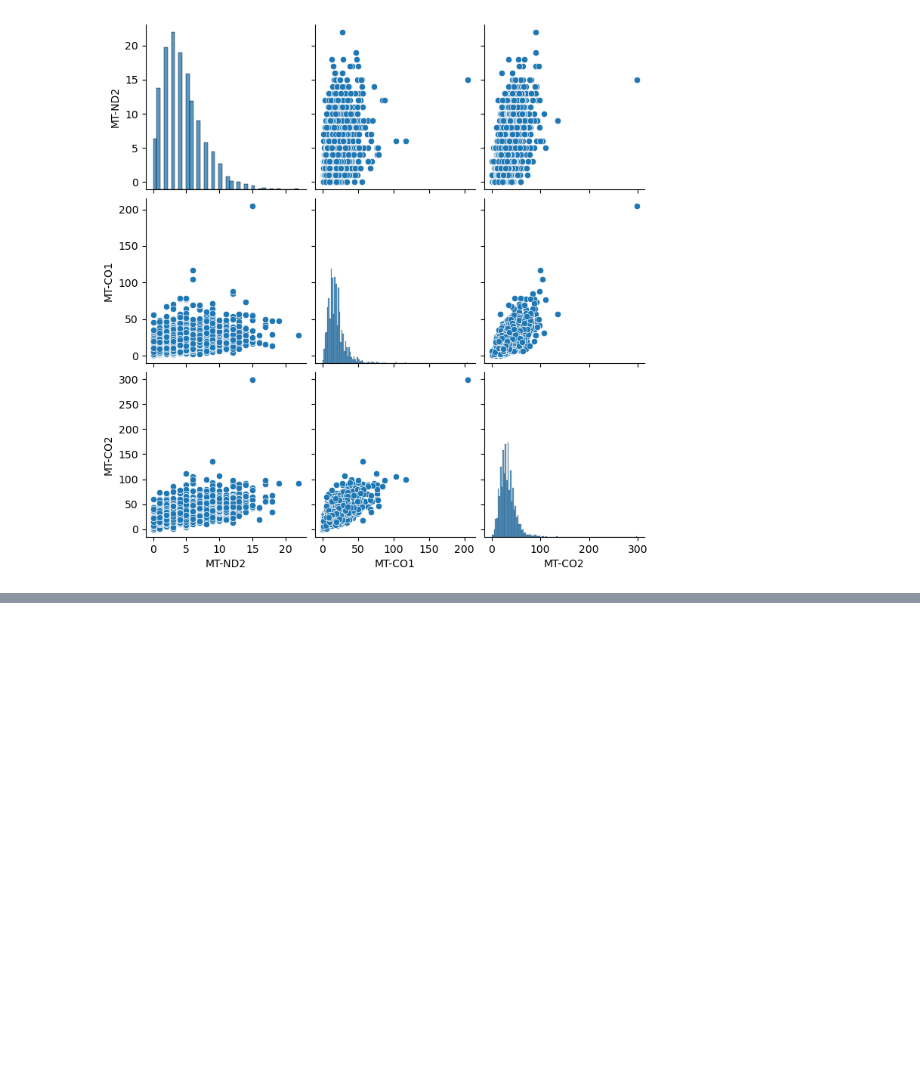
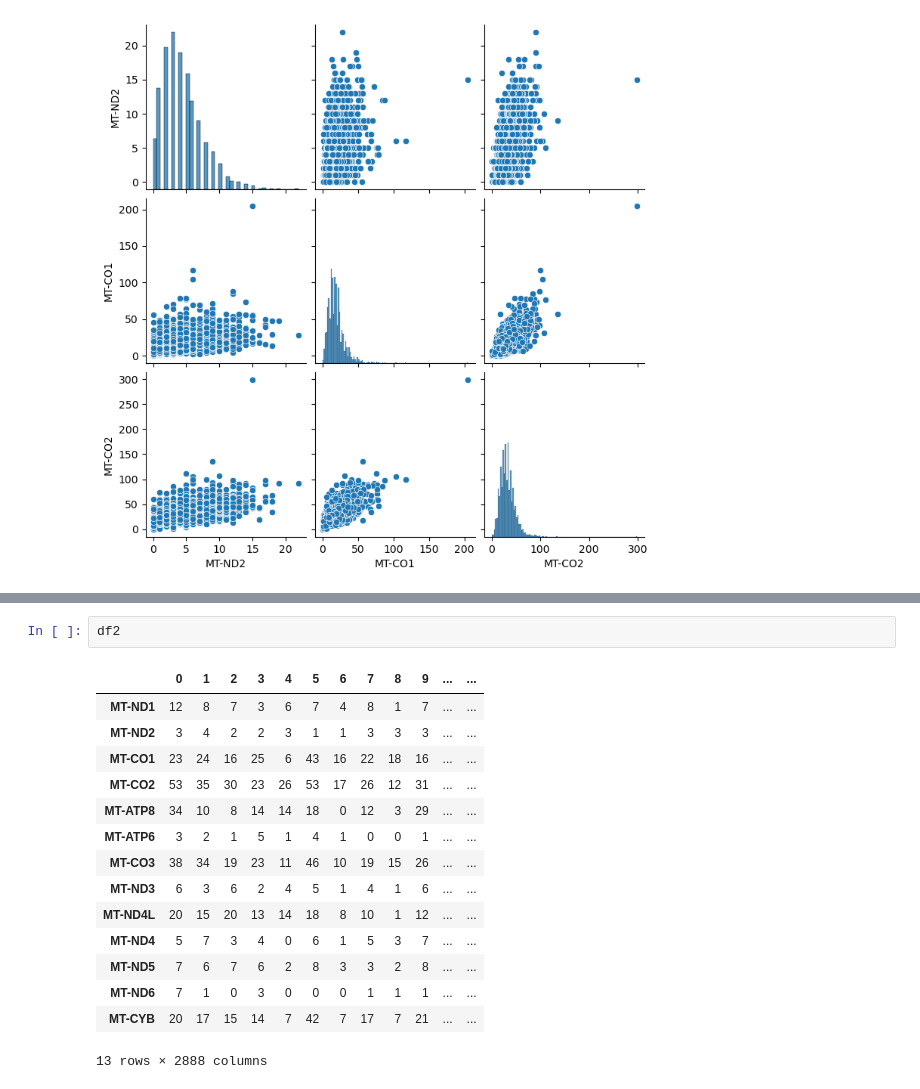
Before and after one commit to rrrrrrrlll/M2R_Group_12, a Jupyter notebook: gene_trial1.ipynb, the cells around one changed output, grey strips where cells are left out. Saved outputs shown, nothing was run; the diff lists cells and outputs as text; blank space fills up the shorter version.

```diff
--- a/gene_trial1.ipynb
+++ b/gene_trial1.ipynb
@@ -166,0 +230,18 @@ plt.show()
+# %%
+df2
+# %% [output]
+|  | 0 | 1 | 2 | 3 | 4 | 5 | 6 | 7 | 8 | 9 | ... | ... |
+| MT-ND1 | 12 | 8 | 7 | 3 | 6 | 7 | 4 | 8 | 1 | 7 | ... | ... |
+| MT-ND2 | 3 | 4 | 2 | 2 | 3 | 1 | 1 | 3 | 3 | 3 | ... | ... |
+| MT-CO1 | 23 | 24 | 16 | 25 | 6 | 43 | 16 | 22 | 18 | 16 | ... | ... |
+| MT-CO2 | 53 | 35 | 30 | 23 | 26 | 53 | 17 | 26 | 12 | 31 | ... | ... |
+| MT-ATP8 | 34 | 10 | 8 | 14 | 14 | 18 | 0 | 12 | 3 | 29 | ... | ... |
+| MT-ATP6 | 3 | 2 | 1 | 5 | 1 | 4 | 1 | 0 | 0 | 1 | ... | ... |
+| MT-CO3 | 38 | 34 | 19 | 23 | 11 | 46 | 10 | 19 | 15 | 26 | ... | ... |
+| MT-ND3 | 6 | 3 | 6 | 2 | 4 | 5 | 1 | 4 | 1 | 6 | ... | ... |
+| MT-ND4L | 20 | 15 | 20 | 13 | 14 | 18 | 8 | 10 | 1 | 12 | ... | ... |
+| MT-ND4 | 5 | 7 | 3 | 4 | 0 | 6 | 1 | 5 | 3 | 7 | ... | ... |
+| MT-ND5 | 7 | 6 | 7 | 6 | 2 | 8 | 3 | 3 | 2 | 8 | ... | ... |
+| MT-ND6 | 7 | 1 | 0 | 3 | 0 | 0 | 0 | 1 | 1 | 1 | ... | ... |
+| MT-CYB | 20 | 17 | 15 | 14 | 7 | 42 | 7 | 17 | 7 | 21 | ... | ... |
+13 rows × 2888 columns
```
Also changed, not shown: parts of 10 cells of this notebook.
